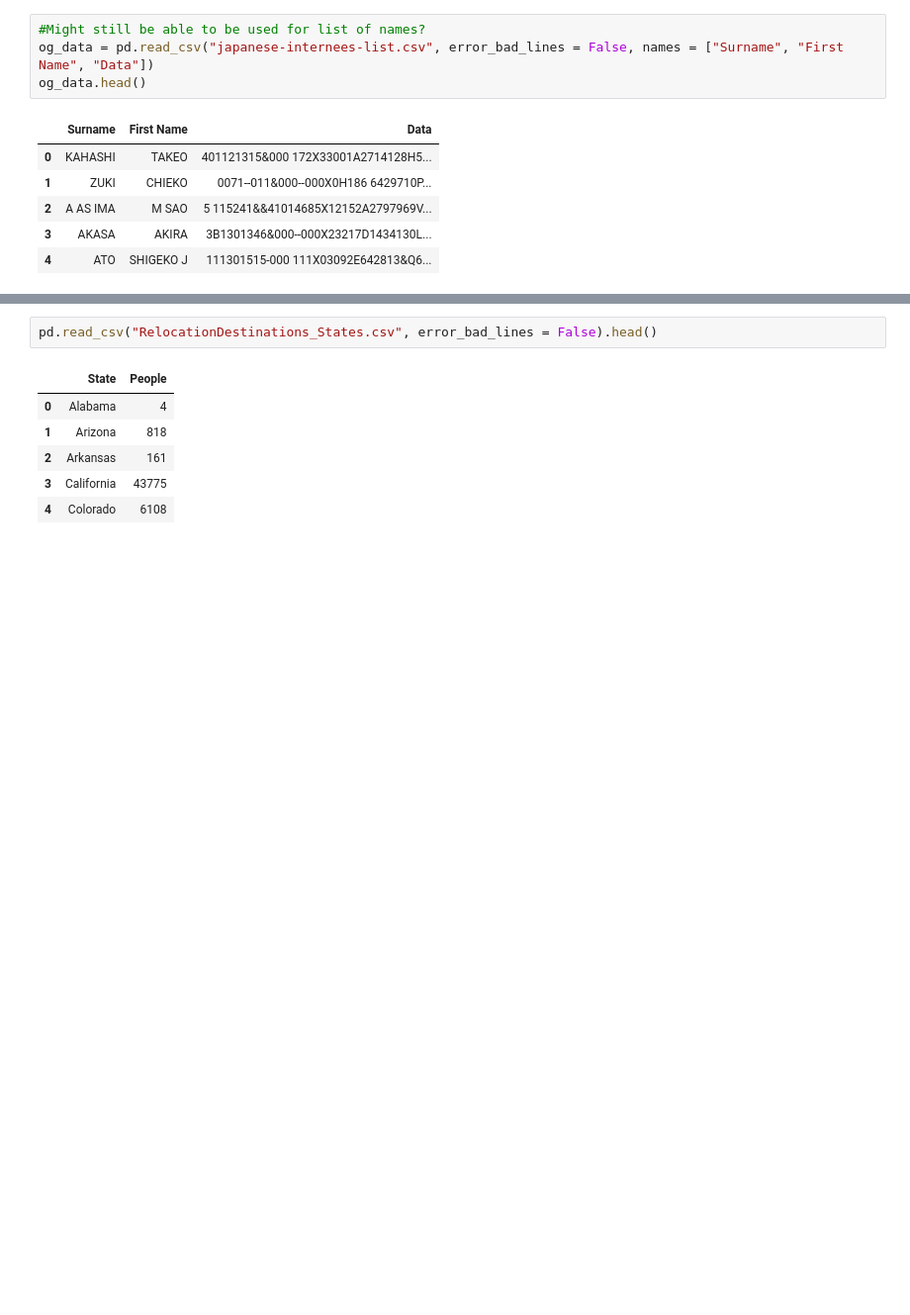
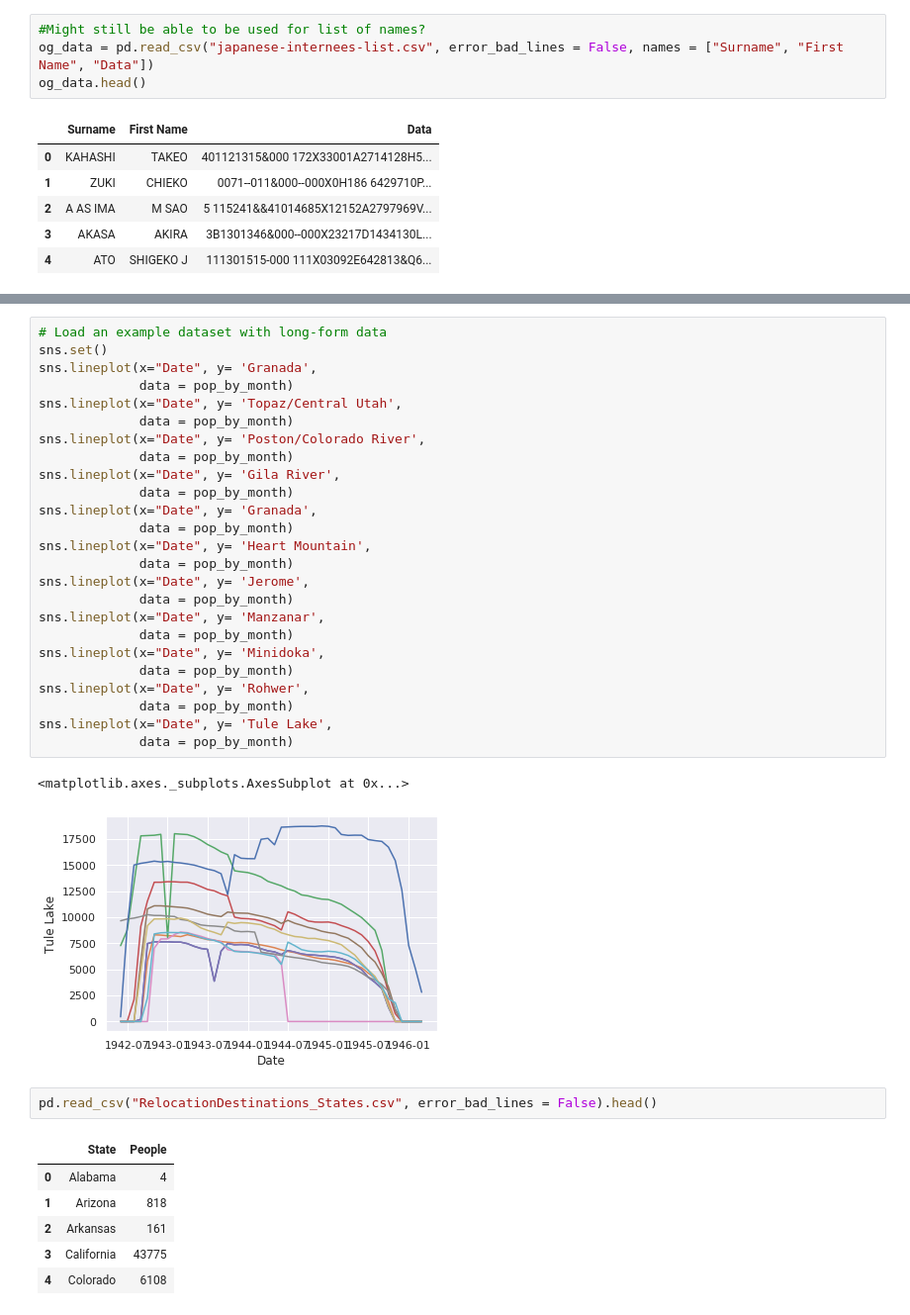
Before and after one commit to ds-modules/colwrit-r4b, a Jupyter notebook: Loading-Cleaning Data.ipynb, the cells around one changed output, grey strips where cells are left out. Shown at 99% size. Saved outputs shown, nothing was run; the diff lists cells and outputs as text; blank space fills up the shorter version.

```diff
--- a/Loading-Cleaning Data.ipynb
+++ b/Loading-Cleaning Data.ipynb
@@ -63,3 +86,31 @@ pop_by_month
+# %%
+# Load an example dataset with long-form data
+sns.set()
+sns.lineplot(x="Date", y= 'Granada',
+             data = pop_by_month)
+sns.lineplot(x="Date", y= 'Topaz/Central Utah',
+             data = pop_by_month)
+sns.lineplot(x="Date", y= 'Poston/Colorado River',
+             data = pop_by_month)
+sns.lineplot(x="Date", y= 'Gila River',
+             data = pop_by_month)
+sns.lineplot(x="Date", y= 'Granada',
+             data = pop_by_month)
+sns.lineplot(x="Date", y= 'Heart Mountain',
+             data = pop_by_month)
+sns.lineplot(x="Date", y= 'Jerome',
+             data = pop_by_month)
+sns.lineplot(x="Date", y= 'Manzanar',
+             data = pop_by_month)
+sns.lineplot(x="Date", y= 'Minidoka',
+             data = pop_by_month)
+sns.lineplot(x="Date", y= 'Rohwer',
+             data = pop_by_month)
+sns.lineplot(x="Date", y= 'Tule Lake',
+             data = pop_by_month)
+# %% [output]
+<matplotlib.axes._subplots.AxesSubplot at 0x...>
+[figure, added]
 # %%
 pd.read_csv("RelocationDestinations_States.csv", error_bad_lines = False).head()
 # %% [output]
```
Also changed, not shown: parts of 6 cells of this notebook.
